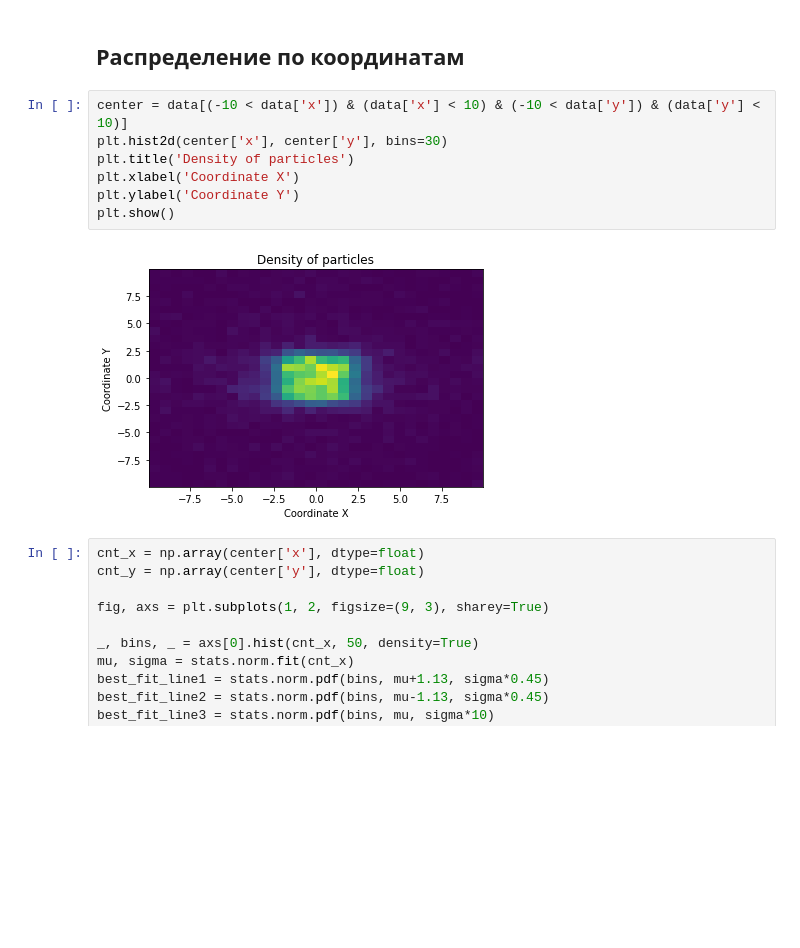
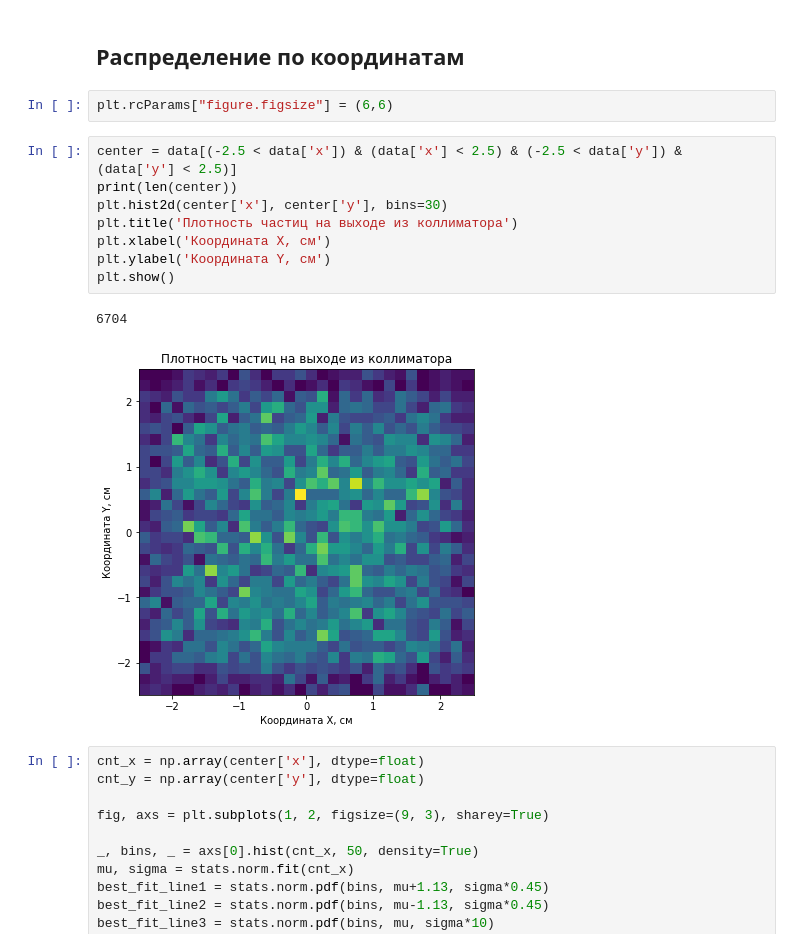
Before and after one commit to annndruha/Distribution-of-secondary-particles-in-tissue-equivalent-materials, a Jupyter notebook: t1/StatsCalculator.ipynb, the cells around one changed output. Drawn from its saved outputs; the diff is of its cells as text; blank space fills up the shorter version.

```diff
--- a/t1/StatsCalculator.ipynb
+++ b/t1/StatsCalculator.ipynb
@@ -58,14 +86,18 @@ pd.DataFrame(res, columns=['name', 'count', 'percent'])
 # %% [markdown]
 ## Распределение по координатам
+# %%
+plt.rcParams["figure.figsize"] = (6,6)
 # %%
-center = data[(-10 < data['x']) & (data['x'] < 10) & (-10 < data['y']) & (data['y'] < 10)]
+center = data[(-2.5 < data['x']) & (data['x'] < 2.5) & (-2.5 < data['y']) & (data['y'] < 2.5)]
+print(len(center))
 plt.hist2d(center['x'], center['y'], bins=30)
-plt.title('Density of particles')
-plt.xlabel('Coordinate X')
-plt.ylabel('Coordinate Y')
+plt.title('Плотность частиц на выходе из коллиматора')
+plt.xlabel('Координата X, см')
+plt.ylabel('Координата Y, см')
 plt.show()
 # %% [output]
+6704
-[figure, old version]
+[figure, new version]
 # %%
 cnt_x = np.array(center['x'], dtype=float)
 cnt_y = np.array(center['y'], dtype=float)
```
Also changed, not shown: parts of 7 cells of this notebook.
